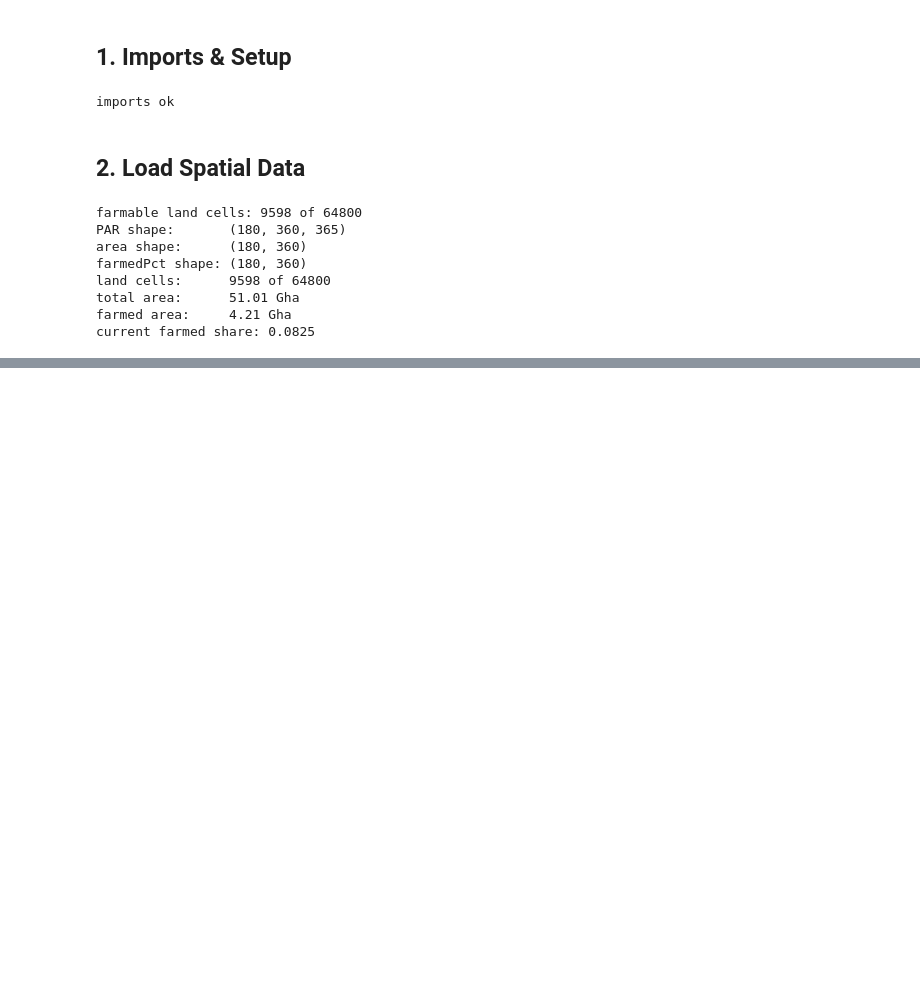
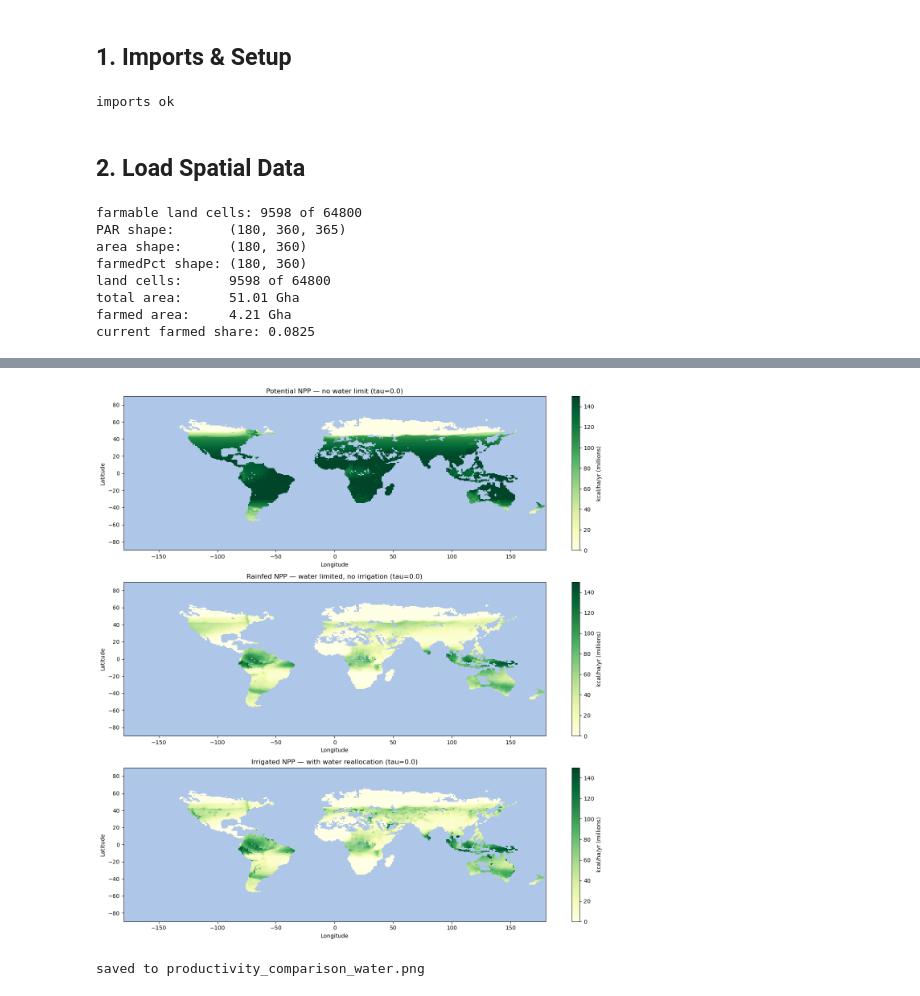
Before and after one commit to evasbenson/ECC_model, a Jupyter notebook: ecc_analysis.ipynb, the cells around one changed output, grey strips where cells are left out. Drawn from its saved outputs; the diff is of its cells as text; code cells hidden in the pictures; blank space fills up the shorter version.

```diff
--- a/ecc_analysis.ipynb
+++ b/ecc_analysis.ipynb
@@ -863,0 +663,19 @@ Land allocated to goods:
+# %%
+# compare potential vs rainfed vs irrigated productivity
+tau_w = 0.0
+
+kcal_potential_w, _ = get_kcal_per_ha_water(PAR_w, eimat_w, area_w, tau_w)
+kcal_rainfed_w, _   = get_kcal_per_ha_water(PAR_w, eimat_w, area_w, tau_w,
+                                              waterflux_w, irrigatedPct_w,
+                                              use_irrigation=False)
+kcal_irrigated_w, _ = get_kcal_per_ha_water(PAR_w, eimat_w, area_w, tau_w,
+                                              waterflux_w, irrigatedPct_w,
+                                              use_irrigation=True)
+
+print(f'Productivity comparison (tau={tau_w}, farmable cells only):')
+print(f'  Potential (no water limit): {np.nanmean(kcal_potential_w[is_land_w])/1e6:.1f}M kcal/ha/yr')
+print(f'  Rainfed:                    {np.nanmean(kcal_rainfed_w[is_land_w])/1e6:.1f}M kcal/ha/yr')
+print(f'  Irrigated:                  {np.nanmean(kcal_irrigated_w[is_land_w])/1e6:.1f}M kcal/ha/yr')
+print(f'  Rainfed reduction:          {(1 - np.nanmean(kcal_rainfed_w[is_land_w])/np.nanmean(kcal_potential_w[is_land_w]))*100:.1f}%')
+print(f'  Irrigation benefit:         {(np.nanmean(kcal_irrigated_w[is_land_w])/np.nanmean(kcal_rainfed_w[is_land_w])-1)*100:.1f}%')
+print(f'  Aspatial g (reference):     127.3M kcal/ha/yr')
@@ -863,0 +690,30 @@ Land allocated to goods:
+# %%
+# map comparison: potential vs rainfed vs irrigated
+lon_w   = np.linspace(-179.5, 179.5, 360)
+lat_w   = np.linspace(89.5, -89.5, 180)
+lon2d_w, lat2d_w = np.meshgrid(lon_w, lat_w)
+
+fig, axes = plt.subplots(3, 1, figsize=(14, 14))
+
+for ax, data, title in [
+    (axes[0], kcal_potential_w, f'Potential NPP — no water limit (tau={tau_w})'),
+    (axes[1], kcal_rainfed_w,   f'Rainfed NPP — water limited, no irrigation (tau={tau_w})'),
+    (axes[2], kcal_irrigated_w, f'Irrigated NPP — with water reallocation (tau={tau_w})'),
+]:
+    g_plot = np.where(farmedPct_w > 0, data, np.nan)
+    im = ax.pcolormesh(lon2d_w, lat2d_w, g_plot/1e6, cmap='YlGn', shading='auto', vmin=0, vmax=150)
+    plt.colorbar(im, ax=ax, label='kcal/ha/yr (millions)')
+    ax.set_title(title)
+    ax.set_xlabel('Longitude')
+    ax.set_ylabel('Latitude')
+    ax.set_xlim(-180, 180)
+    ax.set_ylim(-90, 90)
+    ax.set_facecolor('#aec6e8')
+
+plt.tight_layout()
+plt.savefig('productivity_comparison_water.png', dpi=150, bbox_inches='tight')
+plt.show()
+print('saved to productivity_comparison_water.png')
+# %% [output]
+[figure, added]
+saved to productivity_comparison_water.png
```
Also changed, not shown: parts of 58 cells of this notebook, 17 other files.
